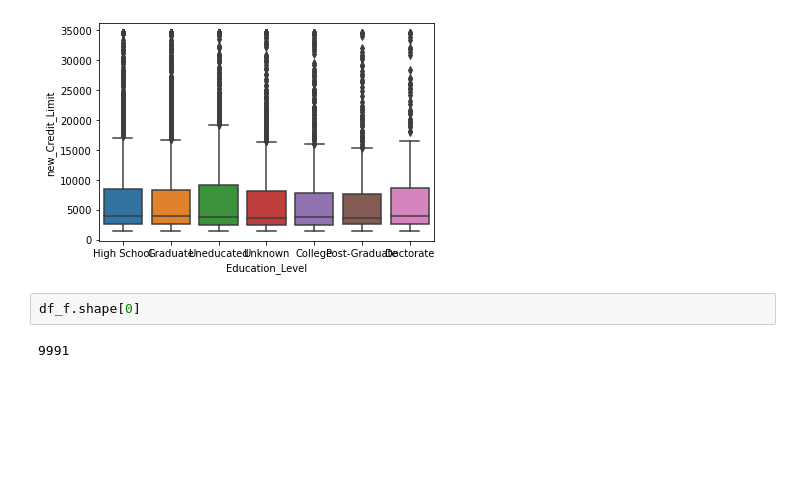
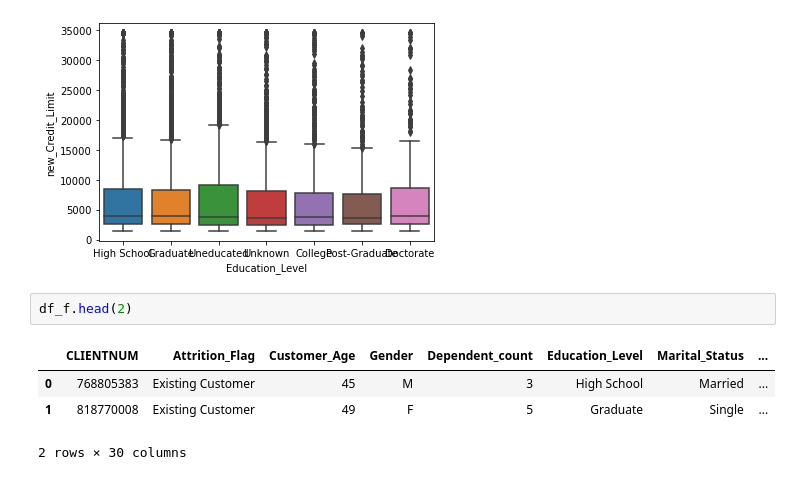
Before and after one commit to Inteligencia-Artificial-2022/LimpiezaDatos_Examen, a Jupyter notebook: data_cleaning/EDA.ipynb, the cells around one changed output. Cells and saved outputs as stored; diff of their text form; blank space fills up the shorter version.

```diff
--- a/data_cleaning/EDA.ipynb
+++ b/data_cleaning/EDA.ipynb
@@ -478,6 +478,9 @@ sns.boxplot(data = df_f.loc[ (df_f['Attrition_Flag'] == 'Existing Customer') & (
 <AxesSubplot:xlabel='Education_Level', ylabel='new_Credit_Limit'>
 [figure]
 # %%
-df_f.shape[0]
+df_f.head(2)
 # %% [output]
+|  | CLIENTNUM | Attrition_Flag | Customer_Age | Gender | Dependent_count | Education_Level | Marital_Status | ... |
+| 0 | 768805383 | Existing Customer | 45 | M | 3 | High School | Married | ... |
+| 1 | 818770008 | Existing Customer | 49 | F | 5 | Graduate | Single | ... |
-9991
+2 rows × 30 columns
```
